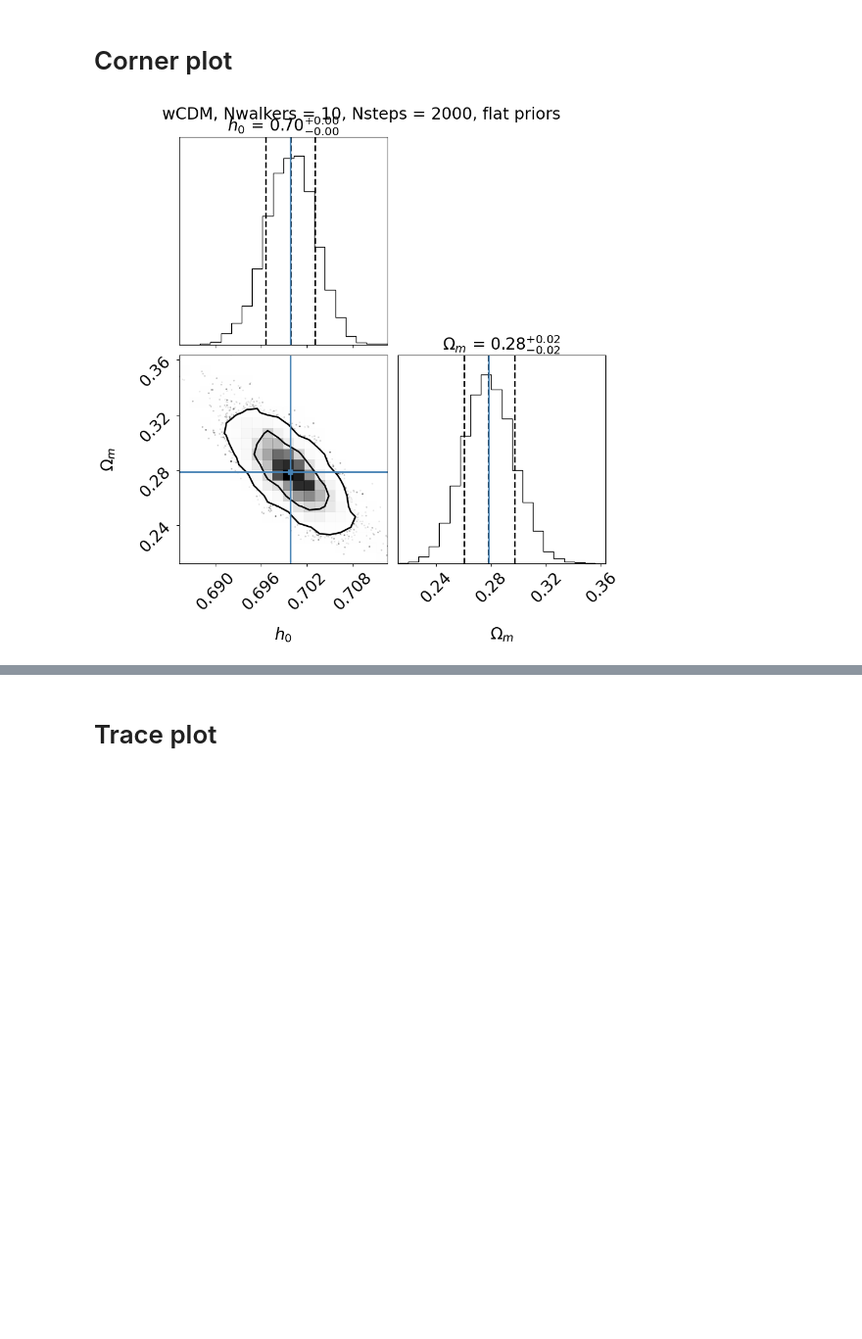
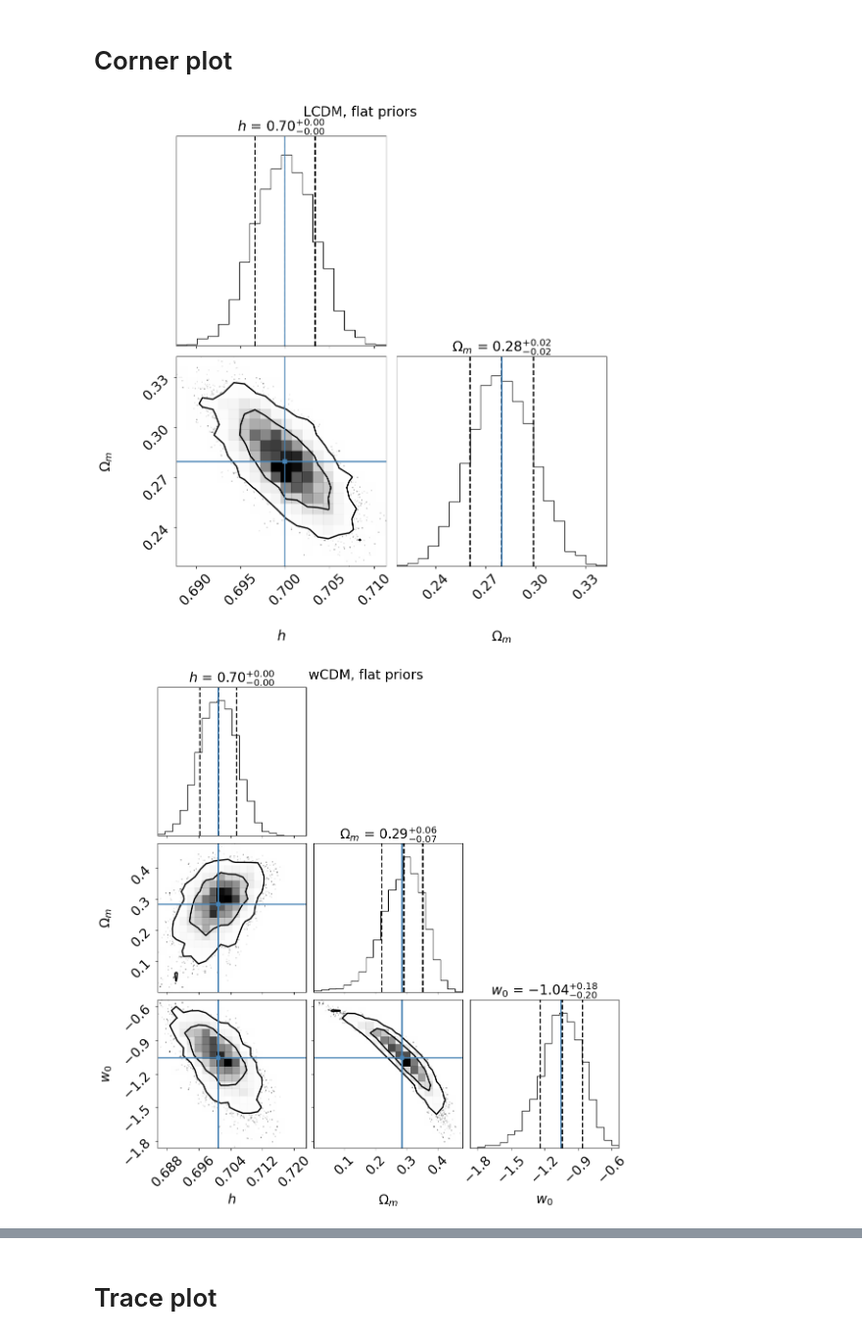
Before and after one commit to davidesciotti/Astrostats, a Jupyter notebook: SNIa_for_astrostats.ipynb, the cells around one changed output, grey strips where cells are left out. Shown at 98% size. Saved outputs shown, nothing was run; the diff lists cells and outputs as text; code cells hidden in the pictures; blank space fills up the shorter version.

```diff
--- a/SNIa_for_astrostats.ipynb
+++ b/SNIa_for_astrostats.ipynb
@@ -495,9 +494,9 @@ trace_dict = {}
 for model in models:
     fraction = 0.1
     theta_mle = theta_mle_dict[model]
+    ndim = theta_mle.size
     if model == 'LCDM':
-        ndim = theta_mle.size
-        p0 = np.asarray(
+        theta_0 = np.asarray(
             [
                 theta_mle
                 + [
@@ -512,8 +511,7 @@ for model in models:
             ]
         )
     elif model == 'wCDM':
-        ndim = theta_mle.size
-        p0 = np.asarray(
+        theta_0 = np.asarray(
             [
                 theta_mle
                 + [
@@ -532,7 +530,7 @@ for model in models:
         )
 
     sampler = emcee.EnsembleSampler(Nwalkers, ndim, ln_posterior, args=(data, model))
-    pos, prob, state = sampler.run_mcmc(p0, Nsteps, progress=True)
+    pos, prob, state = sampler.run_mcmc(theta_0, Nsteps, progress=True)
 
     trace_dict[model] = sampler.chain[:, burn_in_steps:, :].reshape(-1, ndim)
 # %% [markdown]
@@ -634,17 +596,19 @@ parameters' correlation matrix:
 # %% [markdown]
 # Corner plot
 # %%
-fig = corner.corner(
-    trace_L,
-    quantiles=[0.16, 0.5, 0.84],  # meaning: x* where p(x<x*) = 16, 50, 84%
-    labels=labels,
-    truths=exp_values_L,
-    plot_contours=True,
-    # fill_contours=True,
-    levels=(0.68, 0.95),
-    show_titles=True,
-)
-fig.suptitle(f'{model}, Nwalkers = {Nwalkers}, Nsteps = {Nsteps}, {prior_type} priors')
-fig.set_size_inches(10, 10)
+for _model in models:
+    fig = corner.corner(
+        trace_dict[_model],
+        quantiles=[0.16, 0.5, 0.84],  # meaning: x* where p(x<x*) = 16, 50, 84%
+        labels=par_names_tex_dict[_model],
+        truths=means_dict[_model],
+        plot_contours=True,
+        # fill_contours=True,
+        levels=(0.68, 0.95),
+        show_titles=True,
+    )
+    fig.suptitle(f'{_model}, {prior_type} priors')
+    fig.set_size_inches(12, 12)
 # %% [output]
-[figure, old version]
+[figure, new version]
+[figure, added]
```
Also changed, not shown: parts of 24 cells of this notebook.
